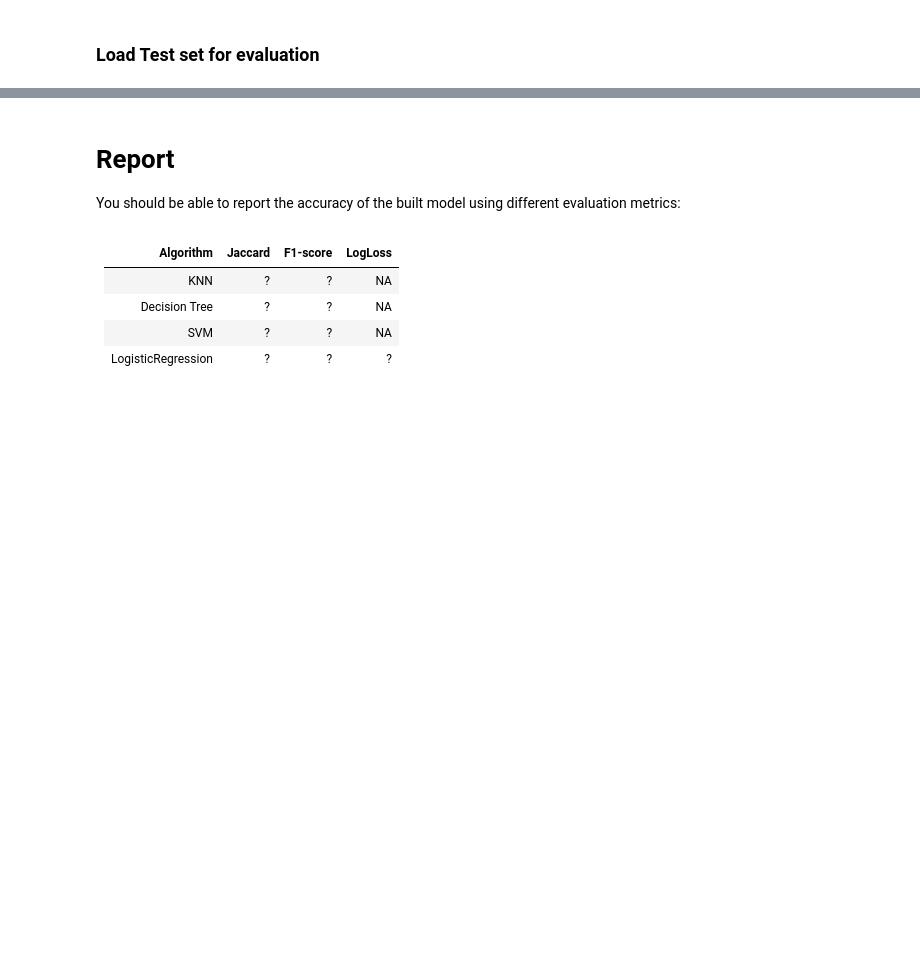
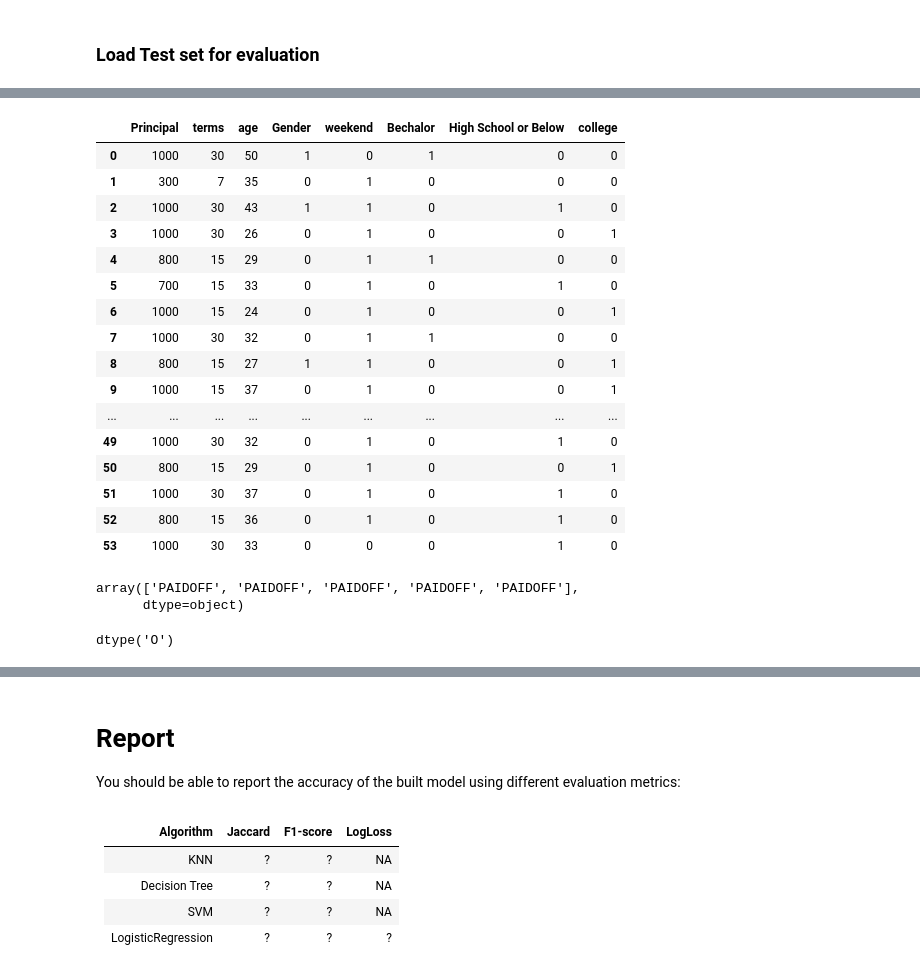
Before and after one commit to Joycechidi/IBM_AI_Engineer_Certificate, a Jupyter notebook: ML_Loan_Application_Capstone.ipynb, the cells around one changed output, grey strips where cells are left out. Cells and saved outputs as stored; diff of their text form; code cells hidden in the pictures; blank space fills up the shorter version.

```diff
--- a/ML_Loan_Application_Capstone.ipynb
+++ b/ML_Loan_Application_Capstone.ipynb
@@ -660,6 +713,47 @@ test_df['loan_status'].value_counts()
+# %%
+# #Convert to date time object
+
+test_df['due_date'] = pd.to_datetime(test_df['due_date'])
+test_df['effective_date'] = pd.to_datetime(test_df['effective_date'])
+
+test_df['dayofweek'] = test_df['effective_date'].dt.dayofweek
+
+test_df['weekend'] = test_df['dayofweek'].apply(lambda x: 1 if (x>3)  else 0)
+
+test_df['Gender'].replace(to_replace=['male','female'], value=[0,1],inplace=True)
 # %%
-# #Use one hot encoding technique to convert categorical varables to binary variables and append them to the feature Data Fram
-# Feature = test_df[['Principal','terms','age','Gender','weekend']]
-# Feature = pd.concat([Feature, pd.get_dummies(test_df['education'])], axis=1)
-# Feature.drop(['Master or Above'], axis = 1,inplace=True)
-# Feature.head()
+Feature_test = test_df[['Principal', 'terms', 'age', 'Gender', 'weekend']]
+Feature_test = pd.concat([Feature_test, pd.get_dummies(test_df['education'])], axis=1)
+Feature_test.drop(['Master or Above'], axis = 1,inplace=True)
+# %%
+X_test = Feature_test
+X_test
+# %% [output]
+|  | Principal | terms | age | Gender | weekend | Bechalor | High School or Below | college |
+| 0 | 1000 | 30 | 50 | 1 | 0 | 1 | 0 | 0 |
+| 1 | 300 | 7 | 35 | 0 | 1 | 0 | 0 | 0 |
+| 2 | 1000 | 30 | 43 | 1 | 1 | 0 | 1 | 0 |
+| 3 | 1000 | 30 | 26 | 0 | 1 | 0 | 0 | 1 |
+| 4 | 800 | 15 | 29 | 0 | 1 | 1 | 0 | 0 |
+| 5 | 700 | 15 | 33 | 0 | 1 | 0 | 1 | 0 |
+| 6 | 1000 | 15 | 24 | 0 | 1 | 0 | 0 | 1 |
+| 7 | 1000 | 30 | 32 | 0 | 1 | 1 | 0 | 0 |
+| 8 | 800 | 15 | 27 | 1 | 1 | 0 | 0 | 1 |
+| 9 | 1000 | 15 | 37 | 0 | 1 | 0 | 0 | 1 |
+| ... | ... | ... | ... | ... | ... | ... | ... | ... |
+| 49 | 1000 | 30 | 32 | 0 | 1 | 0 | 1 | 0 |
+| 50 | 800 | 15 | 29 | 0 | 1 | 0 | 0 | 1 |
+| 51 | 1000 | 30 | 37 | 0 | 1 | 0 | 1 | 0 |
+| 52 | 800 | 15 | 36 | 0 | 1 | 0 | 1 | 0 |
+| 53 | 1000 | 30 | 33 | 0 | 0 | 0 | 1 | 0 |
+# %%
+#y_test = test_df['loan_status'].replace(to_replace=['PAIDOFF','COLLECTION'], value=[0,1]).values
+y_test = test_df['loan_status'].values
+y_test[0:5]
+# %% [output]
+array(['PAIDOFF', 'PAIDOFF', 'PAIDOFF', 'PAIDOFF', 'PAIDOFF'],
+      dtype=object)
+# %%
+y_test.dtype
+# %% [output]
+dtype('O')
```
Also changed, not shown: parts of 56 cells of this notebook.
